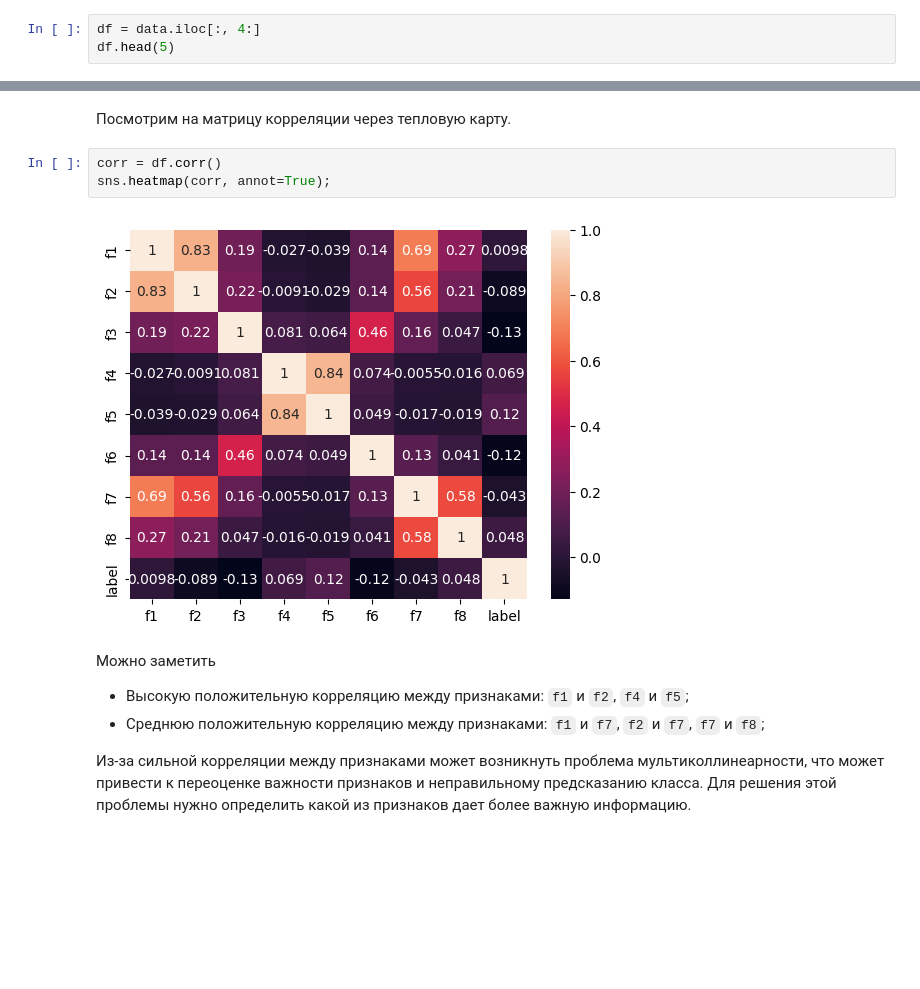
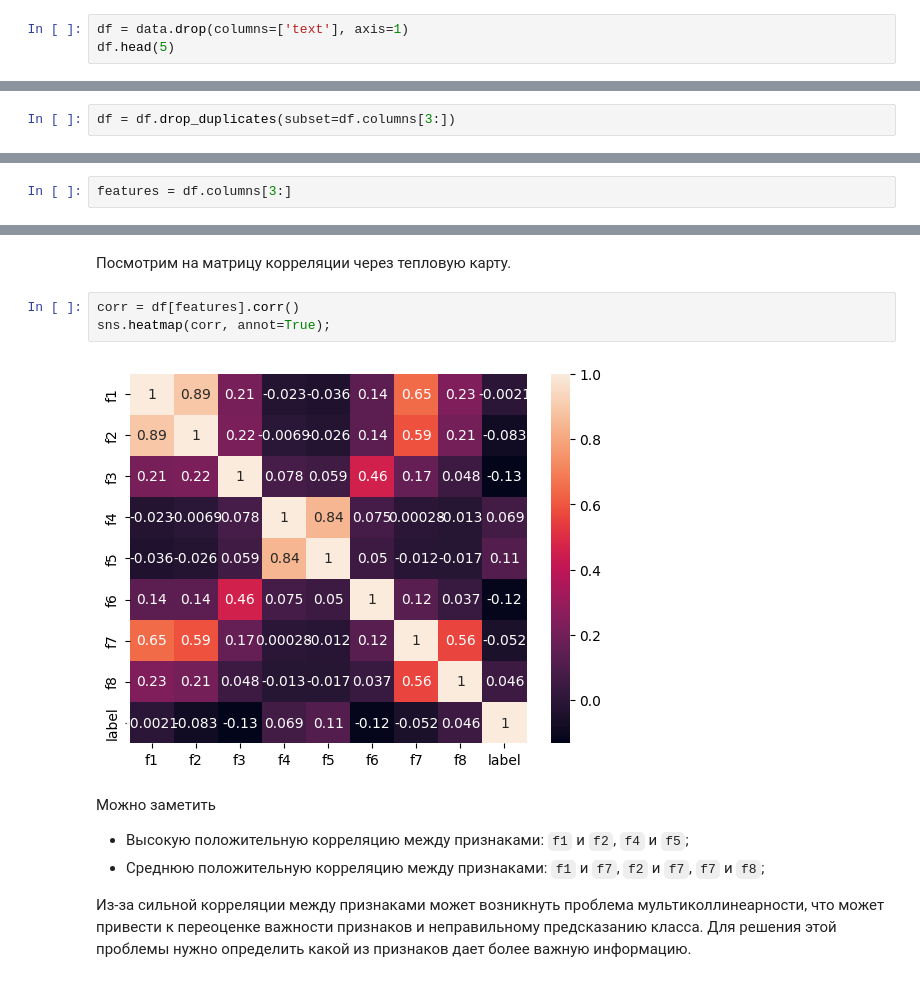
Before and after one commit to wyluilipe/wb_fakerecalls, a Jupyter notebook: mltask.ipynb, the cells around one changed output, grey strips where cells are left out. Drawn from its saved outputs; the diff is of its cells as text; blank space fills up the shorter version.

```diff
--- a/mltask.ipynb
+++ b/mltask.ipynb
@@ -48,6 +48,6 @@ data.head(5)
 # %% [markdown]
 Уберем ненужные для нас столбцы `id1`, `id2`, `id3`, `text` и запишем эту таблицу в новую переменную <b><i>df</i></b>.
 # %%
-df = data.iloc[:, 4:]
+df = data.drop(columns=['text'], axis=1)
 df.head(5)
 # %% [output]
@@ -110,3 +124,5 @@ dtype: int64
+# %%
+df = df.drop_duplicates(subset=df.columns[3:])
 # %% [markdown]
 Посмотрим на соотношение фейковых и непроплаченных отзывов и на общее распределение.
 # %%
@@ -123,0 +135,2 @@ plt.show()
+# %%
+features = df.columns[3:]
@@ -124,10 +142,10 @@ plt.show()
 # %% [markdown]
 Посмотрим на матрицу корреляции через тепловую карту.
 # %%
-corr = df.corr()
+corr = df[features].corr()
 sns.heatmap(corr, annot=True);
 # %% [output]
-[figure, old version]
+[figure, new version]
 # %% [markdown]
 Можно заметить
  * Высокую положительную корреляцию между признаками: `f1` и `f2`, `f4` и `f5`;
```
Also changed, not shown: parts of 28 cells of this notebook.
